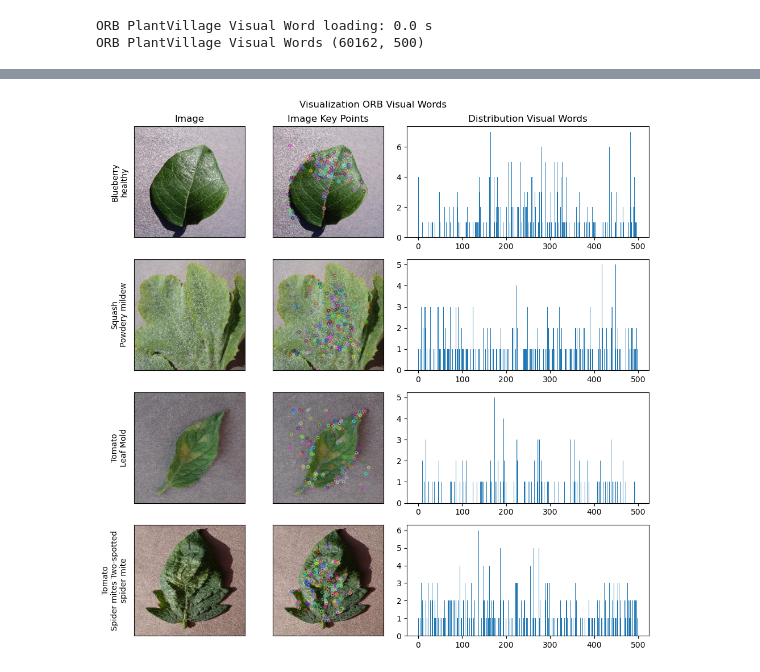
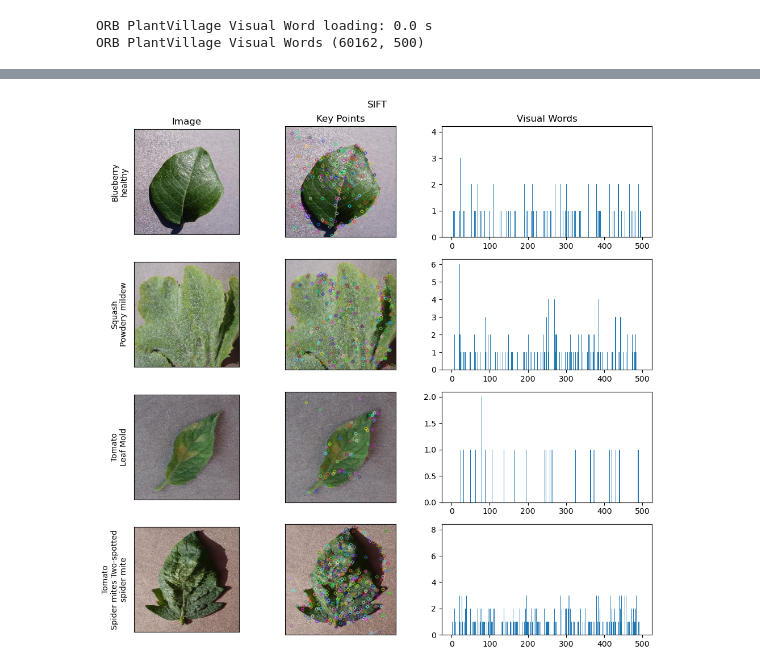
Before and after one commit to jfgagnon00/PlantVillage, a Jupyter notebook: 05 - Image To Visual Words.ipynb, the cells around one changed output, grey strips where cells are left out. Drawn from its saved outputs; the diff is of its cells as text; code cells hidden in the pictures.

Commit message:
Ajout SIFT visual words dataset processing

```diff
--- a/05 - Image To Visual Words.ipynb
+++ b/05 - Image To Visual Words.ipynb
@@ -106,7 +182,18 @@ ORB PlantVillage Visual Words (60162, 500)
 # %%
 #
-# visualiser quelques orb visual words
+# visualiser quelques visual words
 #
+
+# objet wrapper qui permet de tout processer
+if True:
+    visual_words = vw.VisualWords(sift_features_config, sift_bovw.model)
+    bovw_cluster_count = sift_bovw_cluster_count
+    vw_title = "SIFT"
+else:
+    visual_words = vw.VisualWords(orb_features_config, orb_bovw.model)
+    bovw_cluster_count = orb_bovw_cluster_count
+    vw_title = "ORB"
+
 SAMPLES_GRID = (4, 3)
 SAMPLES_COUNT = SAMPLES_GRID[0]
 FIGSIZE = (10, SAMPLES_GRID[0] * 2.5)
@@ -116,47 +203,55 @@ random.seed(72)
 image_indices = random.sample(range(pv_dataframe.shape[0]), SAMPLES_COUNT)
 image_indices.sort()
 
-x_range = range(orb_bovw_cluster_count)
+x_range = range(bovw_cluster_count)
 figure, axes = plt.subplots(SAMPLES_GRID[0],
                             SAMPLES_GRID[1],
                             figsize=FIGSIZE,
-                            width_ratios=[1, 1, 2])
+                            width_ratios=[1, 2, 2])
 
 for i, image_index in enumerate(image_indices):
     image = pv_dataset.get_image(image_index)
-    key_points, features, visual_words_freq = orb_visual_words.extract(image)
+
+    key_points, features, visual_words_freq = visual_words.extract(image)
 
     if key_points is None:
         continue
 
-    image_key_points = orb_visual_words.draw_key_points(image, key_points)
+    image_key_points = visual_words.draw_key_points(image, key_points)
+
+    ## TODO: semble avoir un bug avec ca, a valider
+    #visual_words_freq2 = orb_pv_vw.h5_index_to_vw_freqs[str(image_index)][...].flatten()
 
     species, disease = pv_dataframe.loc[image_index, ["species", "disease"]]
     disease = pv.attribute_prettify(species, disease)
     title = "\n".join([species, disease])
 
     plt.sca(axes[i, 0])
     plt.gca().set_ylabel(title)
     plt.gca().set_xticks([])
     plt.gca().set_yticks([])
     plt.imshow(image)
 
     plt.sca(axes[i, 1])
     plt.gca().set_xticks([])
     plt.gca().set_yticks([])
     plt.imshow(image_key_points)
 
     plt.sca(axes[i, 2])
     plt.bar(x_range, visual_words_freq)
 
+#     plt.sca(axes[i, 2])
+#     plt.bar(x_range, visual_words_freq2)
+
 axes[0, 0].set_title("Image")
-axes[0, 1].set_title("Image Key Points")
-axes[0, 2].set_title("Distribution Visual Words")
+axes[0, 1].set_title("Key Points")
+axes[0, 2].set_title("Visual Words")
+# axes[0, 2].set_title("Distribution Cache")
 
-plt.suptitle("Visualization ORB Visual Words")
+plt.suptitle(vw_title)
 plt.tight_layout()
 plt.show()
 
-# figure.savefig('visual_words.png')
+# figure.savefig(f"{vw_title}_visual_words.png")
 # %% [output]
-[figure, old version]
+[figure, new version]
```
Also changed, not shown: parts of 3 cells of this notebook, 1 other file.
